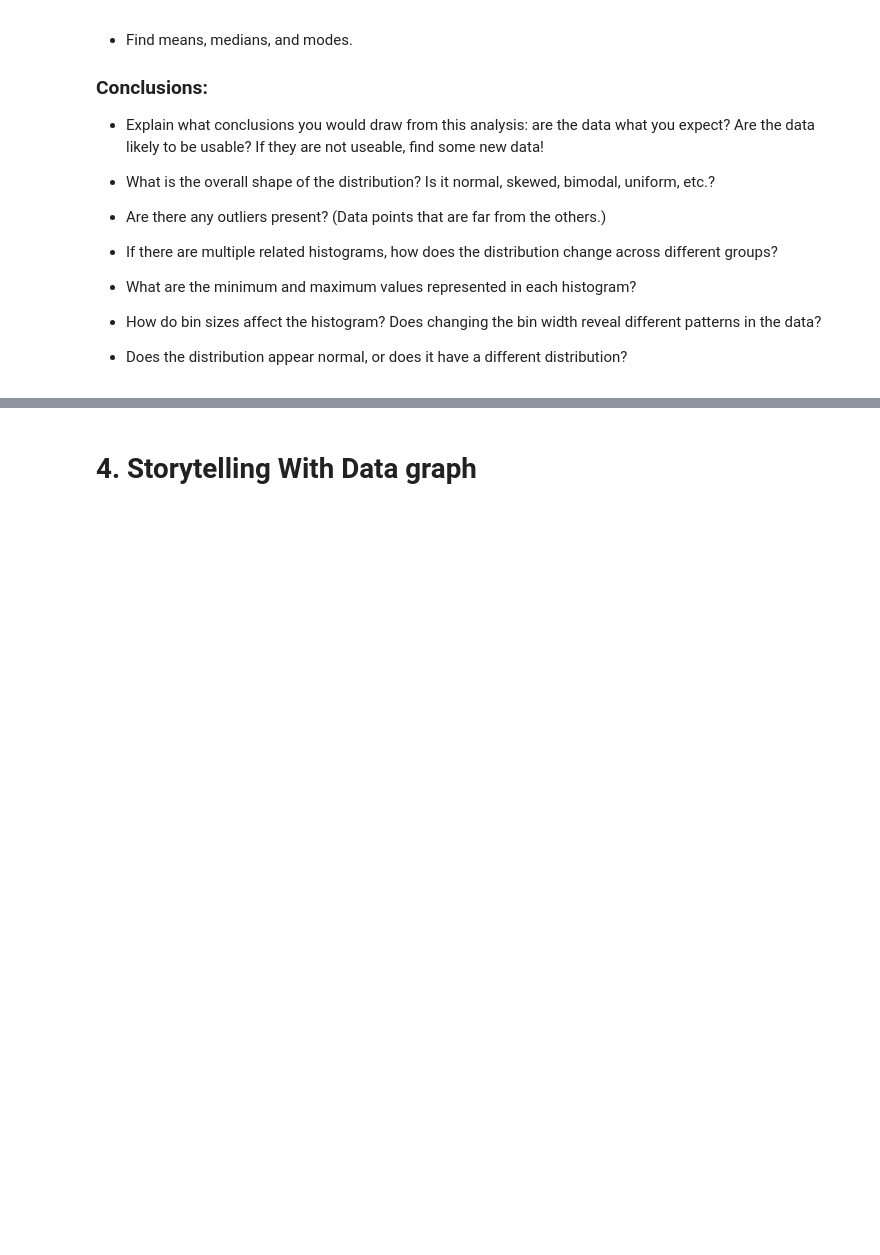
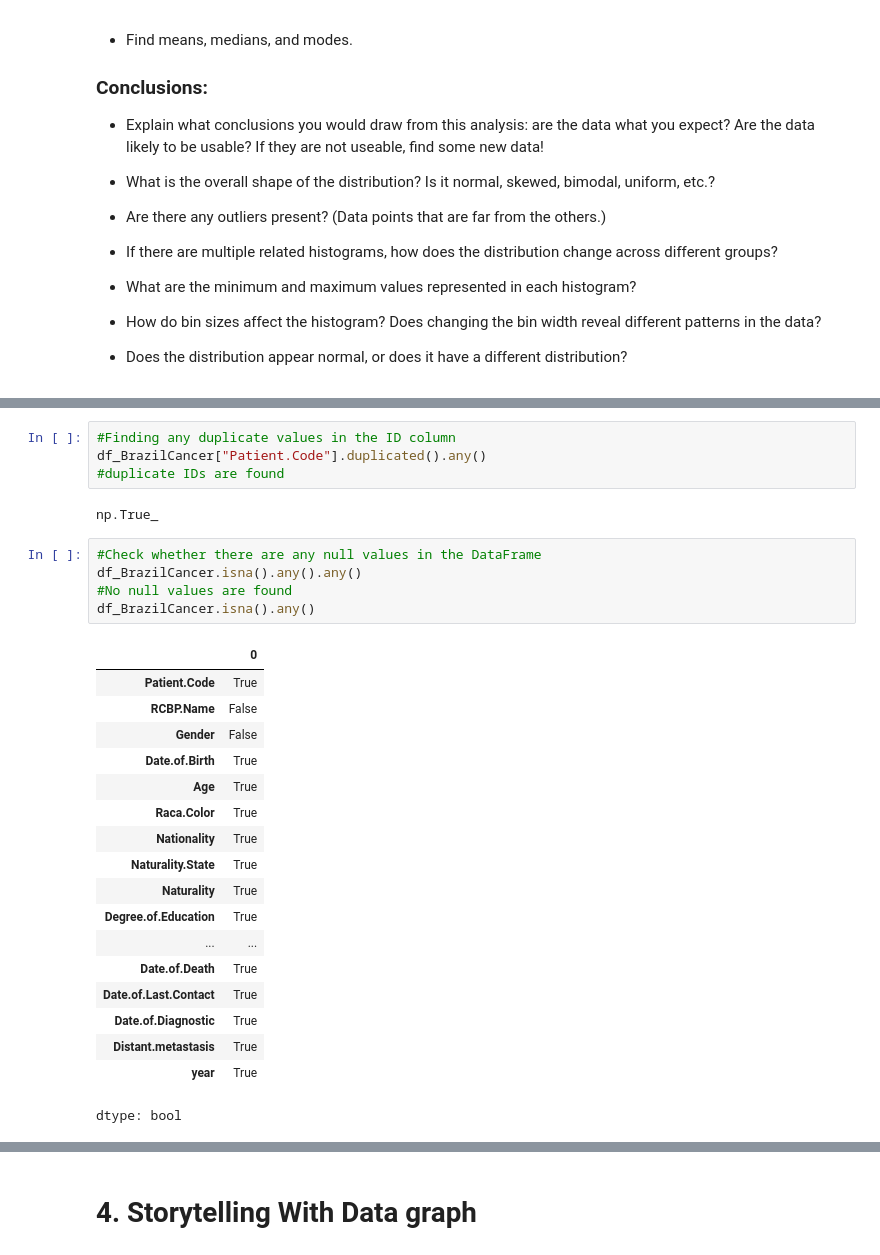
Before and after one commit to Jbaner/Module-B-semester-2, a Jupyter notebook: Week4.ipynb, the cells around one changed output, grey strips where cells are left out. Drawn from its saved outputs; the diff is of its cells as text; blank space fills up the shorter version.

```diff
--- a/Week4.ipynb
+++ b/Week4.ipynb
@@ -92,0 +149,30 @@ This week, you will do the same types of exercises as last week, but you should
+# %%
+#Finding any duplicate values in the ID column
+df_BrazilCancer["Patient.Code"].duplicated().any()
+#duplicate IDs are found
+# %% [output]
+np.True_
+# %%
+#Check whether there are any null values in the DataFrame
+df_BrazilCancer.isna().any().any()
+#No null values are found
+df_BrazilCancer.isna().any()
+# %% [output]
+|  | 0 |
+| Patient.Code | True |
+| RCBP.Name | False |
+| Gender | False |
+| Date.of.Birth | True |
+| Age | True |
+| Raca.Color | True |
+| Nationality | True |
+| Naturality.State | True |
+| Naturality | True |
+| Degree.of.Education | True |
+| ... | ... |
+| Date.of.Death | True |
+| Date.of.Last.Contact | True |
+| Date.of.Diagnostic | True |
+| Distant.metastasis | True |
+| year | True |
+dtype: bool
```
Also changed, not shown: parts of 5 cells of this notebook.
